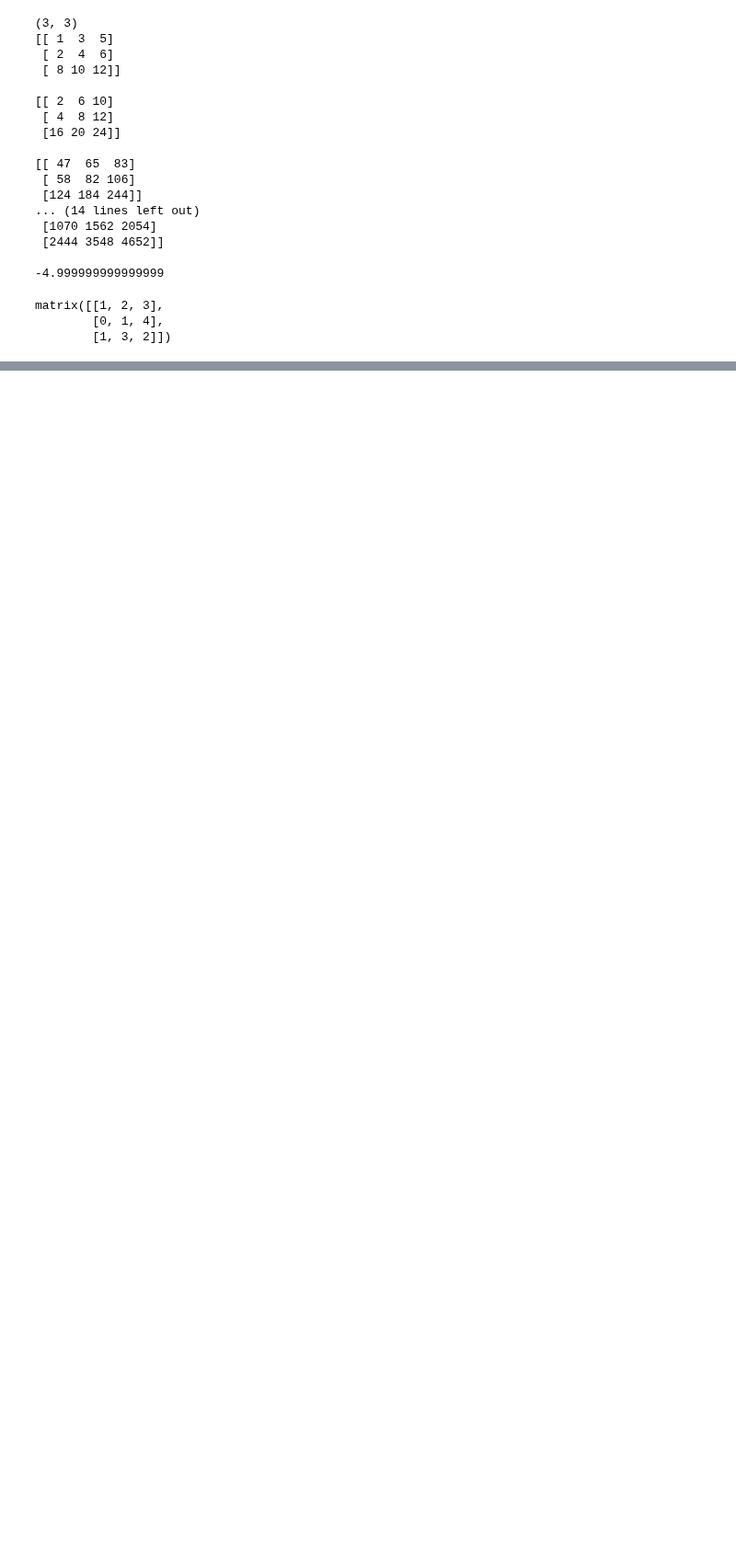
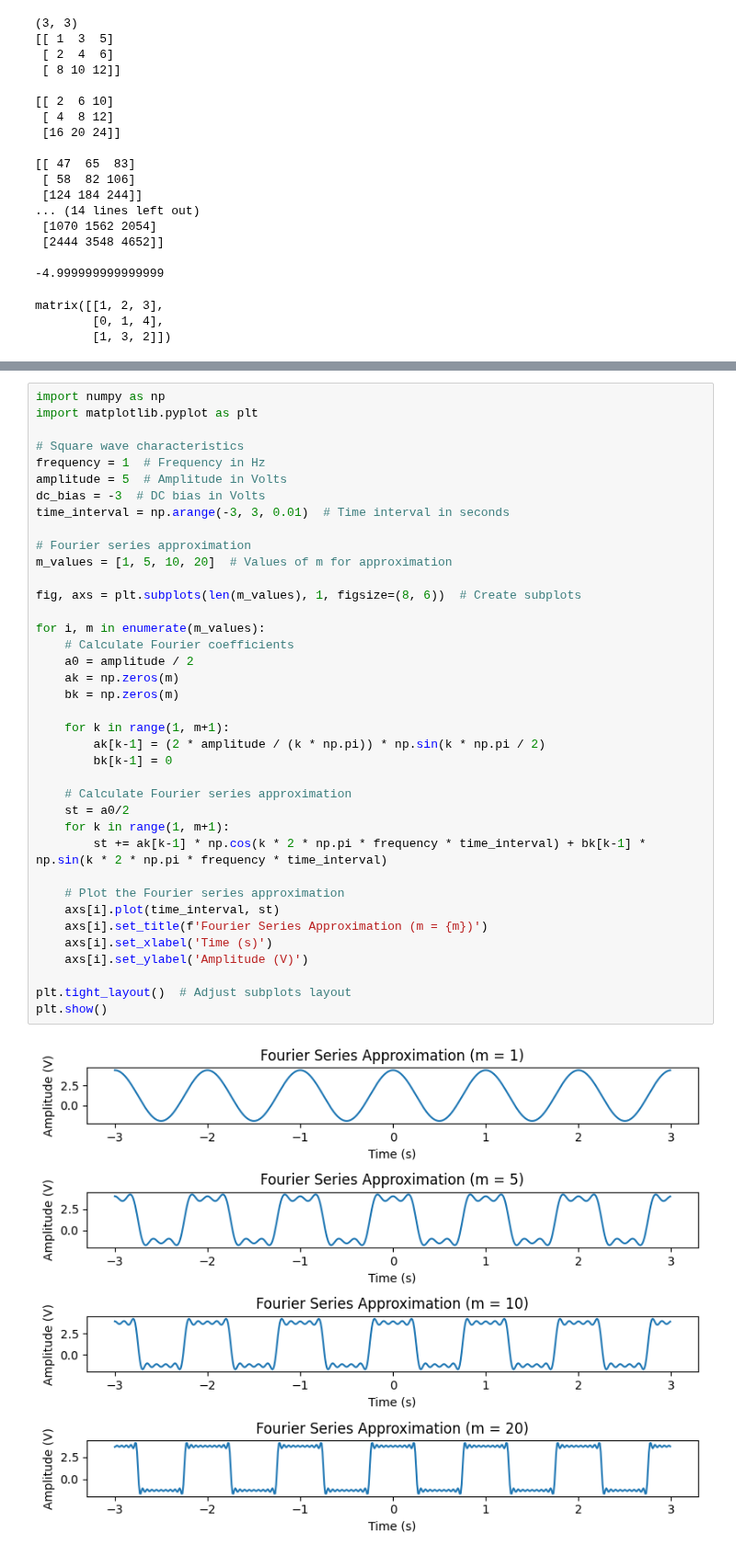
Before and after one commit to PradeepBhattarai/DataScience, a Jupyter notebook: Numpy.ipynb, the cells around one changed output, grey strips where cells are left out. Shown at 92% size. Saved outputs shown, nothing was run; the diff lists cells and outputs as text; blank space fills up the shorter version.

```diff
--- a/Numpy.ipynb
+++ b/Numpy.ipynb
@@ -454,0 +595,40 @@ print(np.column_stack((tspan, y)))
+# %%
+import numpy as np
+import matplotlib.pyplot as plt
+
+# Square wave characteristics
+frequency = 1  # Frequency in Hz
+amplitude = 5  # Amplitude in Volts
+dc_bias = -3  # DC bias in Volts
+time_interval = np.arange(-3, 3, 0.01)  # Time interval in seconds
+
+# Fourier series approximation
+m_values = [1, 5, 10, 20]  # Values of m for approximation
+
+fig, axs = plt.subplots(len(m_values), 1, figsize=(8, 6))  # Create subplots
+
+for i, m in enumerate(m_values):
+    # Calculate Fourier coefficients
+    a0 = amplitude / 2
+    ak = np.zeros(m)
+    bk = np.zeros(m)
+
+    for k in range(1, m+1):
+        ak[k-1] = (2 * amplitude / (k * np.pi)) * np.sin(k * np.pi / 2)
+        bk[k-1] = 0
+
+    # Calculate Fourier series approximation
+    st = a0/2
+    for k in range(1, m+1):
+        st += ak[k-1] * np.cos(k * 2 * np.pi * frequency * time_interval) + bk[k-1] * np.sin(k * 2 * np.pi * frequency * time_interval)
+
+    # Plot the Fourier series approximation
+    axs[i].plot(time_interval, st)
+    axs[i].set_title(f'Fourier Series Approximation (m = {m})')
+    axs[i].set_xlabel('Time (s)')
+    axs[i].set_ylabel('Amplitude (V)')
+
+plt.tight_layout()  # Adjust subplots layout
+plt.show()
+# %% [output]
+[figure, added]
```
Also changed, not shown: parts of 17 cells of this notebook, 2 other files.
